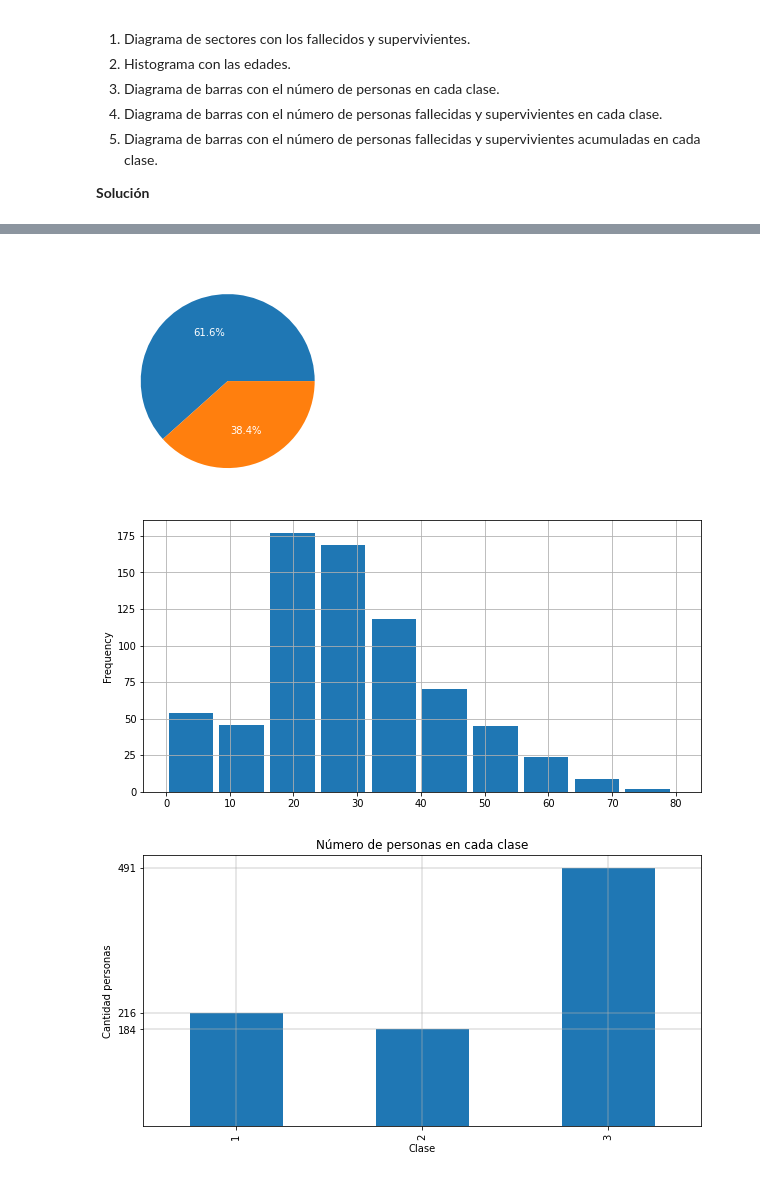
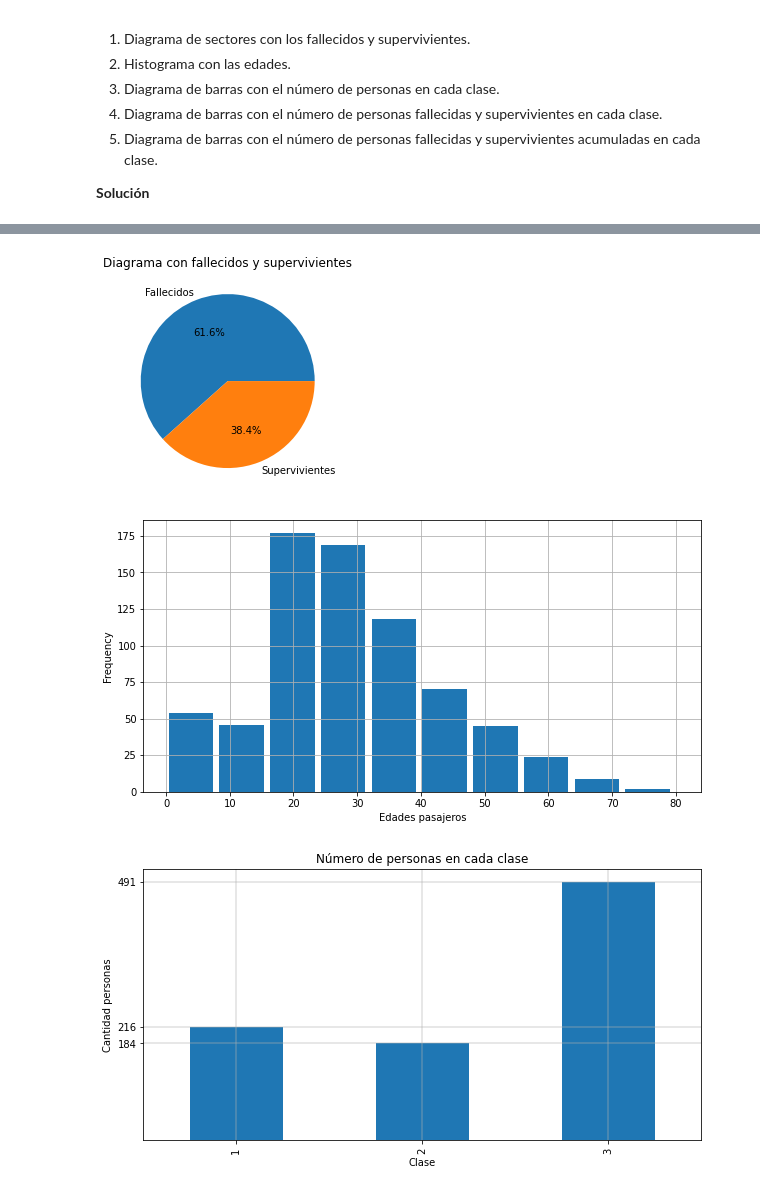
Before and after one commit to DiegoAlejandroLozano/Ejercicios_libreria_Matplotlib, a Jupyter notebook: ejercicio8.ipynb, the cells around one changed output, grey strips where cells are left out. Saved outputs shown, nothing was run; the diff lists cells and outputs as text; code cells hidden in the pictures.

Commit message:
V4. Se modifica el archivo 8 para mejorar la visualización de los gráficos.

```diff
--- a/ejercicio8.ipynb
+++ b/ejercicio8.ipynb
@@ -26,19 +26,20 @@ df.head()
 # %%
 #Diagrama de sectores con los fallecidos y supervivientes.
 fig, axes = plt.subplots()
-axes.pie(df['Survived'].value_counts(), labels=['Fallecidos', 'Supervivientes'], autopct='%.1f%%', textprops={'color':'white'})
-plt.title('Diagrama con fallecidos y supervivientes', color='white')
+axes.pie(df['Survived'].value_counts(), labels=['Fallecidos', 'Supervivientes'], autopct='%.1f%%', textprops={'color':'Black'})
+plt.title('Diagrama con fallecidos y supervivientes', color='Black')
 plt.show()
 # %% [output]
-[figure, old version]
+[figure, new version]
 # %%
 #Histograma con las edades.
 fig, axes = plt.subplots(figsize =(10, 5))
 df['Age'].plot(kind='hist', width=7, ax=axes)
 axes.grid()
+axes.set_xlabel('Edades pasajeros')
 plt.show()
 # %% [output]
-[figure, old version]
+[figure, new version]
 # %%
 #Diagrama de barras con el número de personas en cada clase.
 fig, axes = plt.subplots(figsize=(10,5))
```
